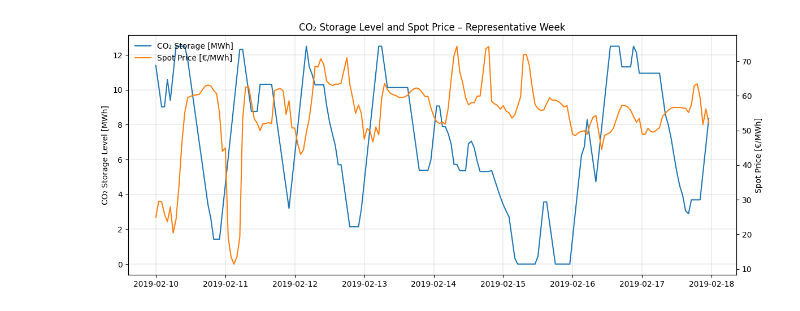
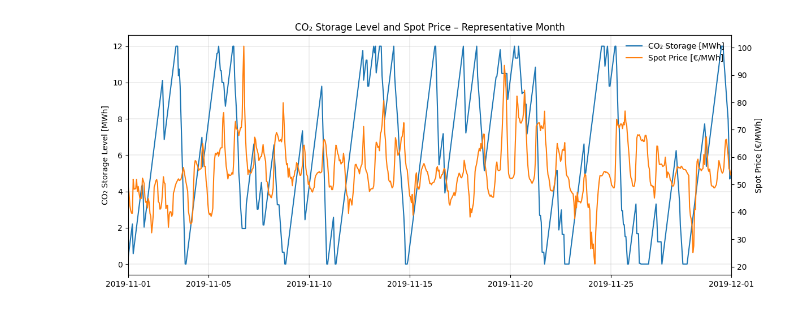
Before and after one commit to kubachri/GLS-EnerHub2X-Pricing, a Jupyter notebook: EnerHub2X/plots/StorageLevel.ipynb, the cells around one changed output. Cells and saved outputs as stored; diff of their text form; code cells hidden in the pictures.

```diff
--- a/EnerHub2X/plots/StorageLevel.ipynb
+++ b/EnerHub2X/plots/StorageLevel.ipynb
@@ -1,8 +1,10 @@
 # %%
 import pandas as pd
 import matplotlib.pyplot as plt
+import os
 %matplotlib inline
-file = 'Scenario_Analysis.xlsx'
+os.getcwd()
+file = '../Scenario_Analysis_NEWEST.xlsx'
 df = pd.read_excel(file, sheet_name='CO2Storage')
 df = df.set_index(df.columns[0])
 df = df.T
@@ -12,6 +14,7 @@ dt_index = start_date + pd.to_timedelta(hours-1, unit="h")
 df.index = dt_index
 df.index.name = "datetime"
 df.index.freq = 'h'
-
-#representative week
-week = df.loc["2019-02-10":"2019-02-17"]
+# %%
+months = {data.index[0].strftime("%B"): data
+          for _, data in df.groupby(df.index.month)}
+months['August']
@@ -17,0 +36,4 @@ week = df.loc["2019-02-10":"2019-02-17"]
+# %%
+#representative week
+month_df = months['November']
+month_df
@@ -18,38 +55,54 @@ week = df.loc["2019-02-10":"2019-02-17"]
 # %%
 # PLOT SAME FIGURE W/ SECONDARY AXIS
+import matplotlib.dates as mdates
+
 fig, ax1 = plt.subplots(figsize=(12, 5))
 
 # --- Storage (primary y-axis) ---
 storage_line = ax1.plot(
-    week.index,
-    week["Baseline"],
+    month_df.index,
+    month_df["BioFixed"],
     color="tab:blue",
     linewidth=1.5,
     label="CO₂ Storage [MWh]"
 )
 ax1.set_ylabel("CO₂ Storage Level [MWh]")
 ax1.grid(True, linewidth=0.3)
 
 # --- Secondary y-axis for Spot Price ---
 ax2 = ax1.twinx()
 price_line = ax2.plot(
-    week.index,
-    week["SpotPrice"],
+    month_df.index,
+    month_df["SpotPrice"],
     color="tab:orange",
     linewidth=1.5,
     label="Spot Price [€/MWh]"
 )
 ax2.set_ylabel("Spot Price [€/MWh]")
 
 # --- Combined legend ---
 lines = storage_line + price_line
 labels = [l.get_label() for l in lines]
-ax1.legend(lines, labels, loc="upper left", frameon=False)
+ax1.legend(lines, labels, loc="upper right", frameon=False)
+
+# --- X-axis formatting ---
+ax1.set_xlim(pd.Timestamp("2019-11-01"), pd.Timestamp("2019-12-01"))
+ax1.set_xticks([
+    pd.Timestamp("2019-11-01"),
+    pd.Timestamp("2019-11-05"),
+    pd.Timestamp("2019-11-10"),
+    pd.Timestamp("2019-11-15"),
+    pd.Timestamp("2019-11-20"),
+    pd.Timestamp("2019-11-25"),
+    pd.Timestamp("2019-12-01")
+])
+
+ax1.xaxis.set_major_formatter(mdates.DateFormatter('%Y-%m-%d'))
 
 # --- Title and layout ---
-plt.title("CO₂ Storage Level and Spot Price – Representative Week")
+plt.title("CO₂ Storage Level and Spot Price – Representative Month")
 plt.tight_layout()
 plt.show()
 # %% [output]
-[figure, old version]
+[figure, new version]
 # %%
```
Also changed, not shown: parts of 7 cells of this notebook, 1 other file.
